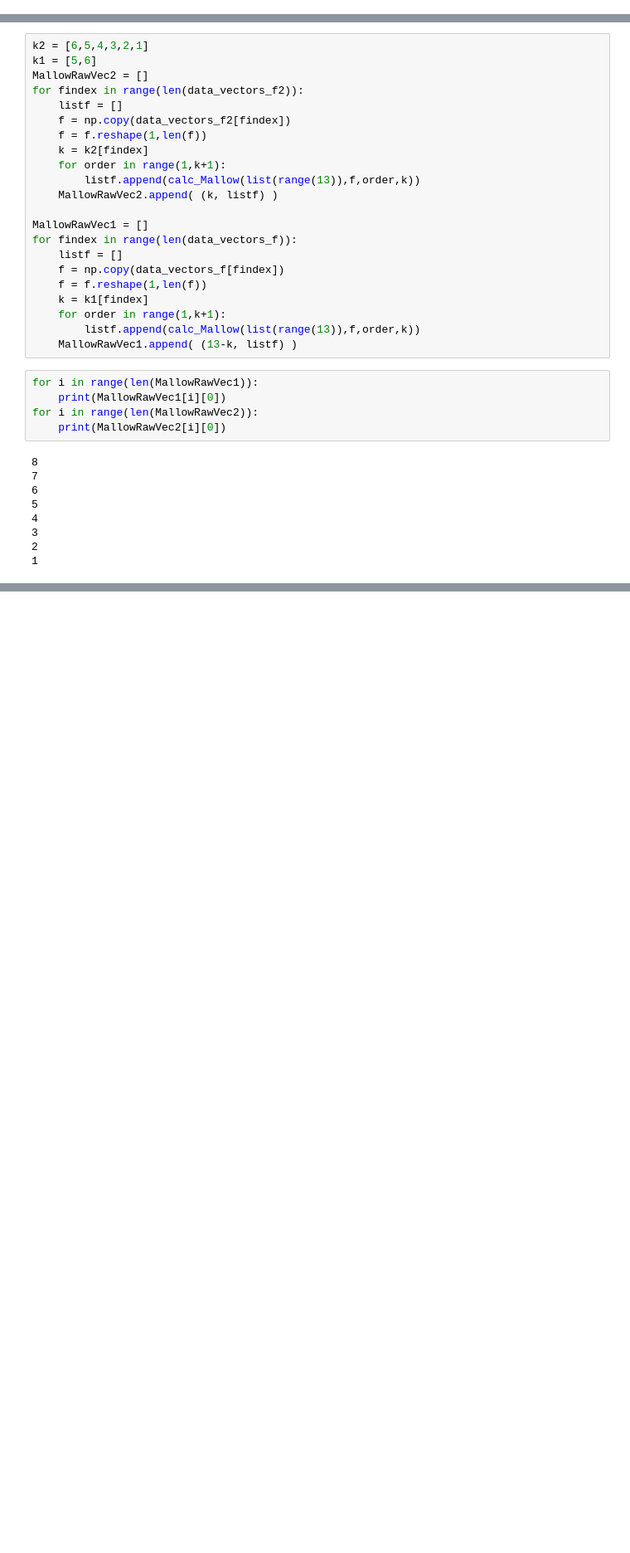
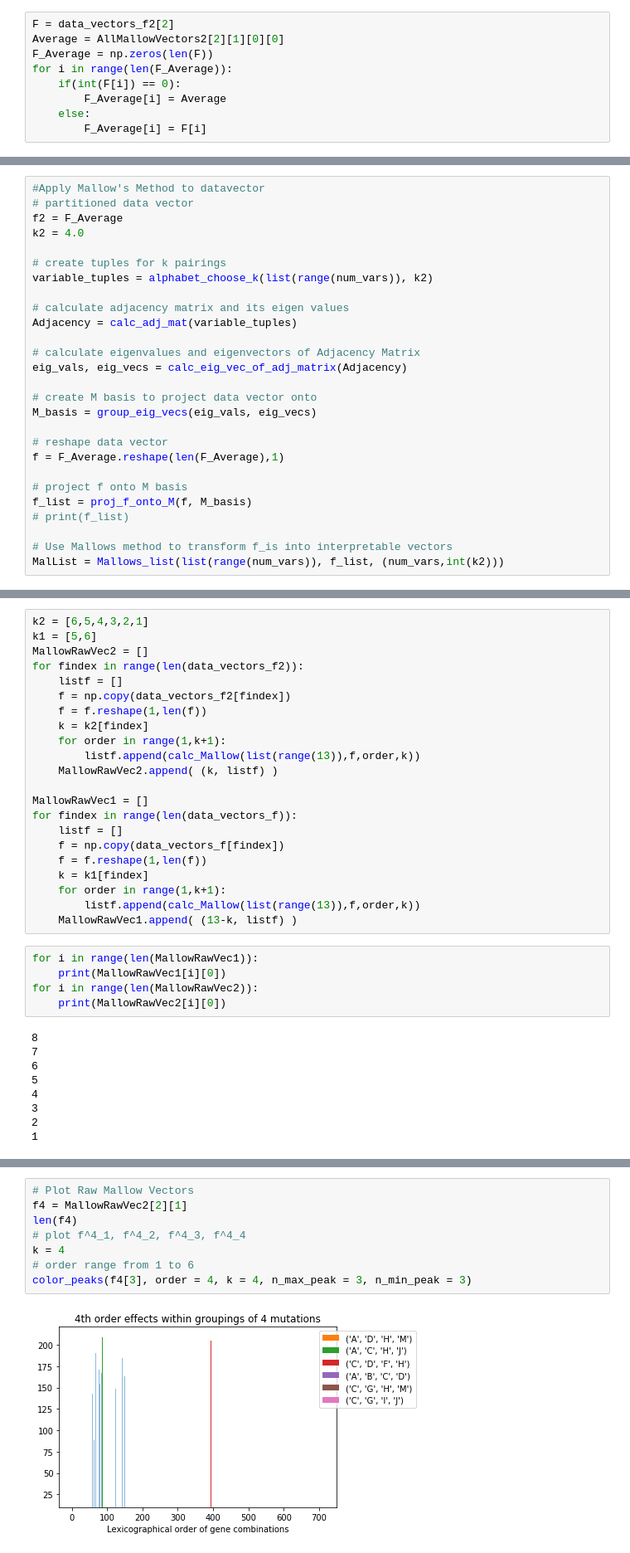
Before and after one commit to LillianGonzalezAlbino/FourierAnalysis, a Jupyter notebook: Spectral-Analysis-Reduced-Dataset(and).ipynb, the cells around one changed output, grey strips where cells are left out. Shown at 83% size. Drawn from its saved outputs; the diff is of its cells as text; blank space fills up the shorter version.

```diff
--- a/Spectral-Analysis-Reduced-Dataset(and).ipynb
+++ b/Spectral-Analysis-Reduced-Dataset(and).ipynb
@@ -608,0 +642,9 @@ array([ 694.30769231, -383.69230769,  844.30769231,  315.30769231,
+# %%
+F = data_vectors_f2[2]
+Average = AllMallowVectors2[2][1][0][0]
+F_Average = np.zeros(len(F))
+for i in range(len(F_Average)):
+    if(int(F[i]) == 0):
+        F_Average[i] = Average
+    else:
+        F_Average[i] = F[i]
@@ -608,0 +658,27 @@ array([ 694.30769231, -383.69230769,  844.30769231,  315.30769231,
+# %%
+#Apply Mallow's Method to datavector
+# partitioned data vector
+f2 = F_Average
+k2 = 4.0
+
+# create tuples for k pairings
+variable_tuples = alphabet_choose_k(list(range(num_vars)), k2)
+
+# calculate adjacency matrix and its eigen values
+Adjacency = calc_adj_mat(variable_tuples)
+
+# calculate eigenvalues and eigenvectors of Adjacency Matrix
+eig_vals, eig_vecs = calc_eig_vec_of_adj_matrix(Adjacency)
+
+# create M basis to project data vector onto
+M_basis = group_eig_vecs(eig_vals, eig_vecs)
+
+# reshape data vector
+f = F_Average.reshape(len(F_Average),1)
+
+# project f onto M basis
+f_list = proj_f_onto_M(f, M_basis)
+# print(f_list)
+
+# Use Mallows method to transform f_is into interpretable vectors
+MalList = Mallows_list(list(range(num_vars)), f_list, (num_vars,int(k2)))
@@ -871,0 +934,10 @@ for i in range(len(MallowRawVec2)):
+# %%
+# Plot Raw Mallow Vectors
+f4 = MallowRawVec2[2][1]
+len(f4)
+# plot f^4_1, f^4_2, f^4_3, f^4_4
+k = 4
+# order range from 1 to 6
+color_peaks(f4[3], order = 4, k = 4, n_max_peak = 3, n_min_peak = 3)
+# %% [output]
+[figure, added]
```
Also changed, not shown: parts of 36 cells of this notebook.
